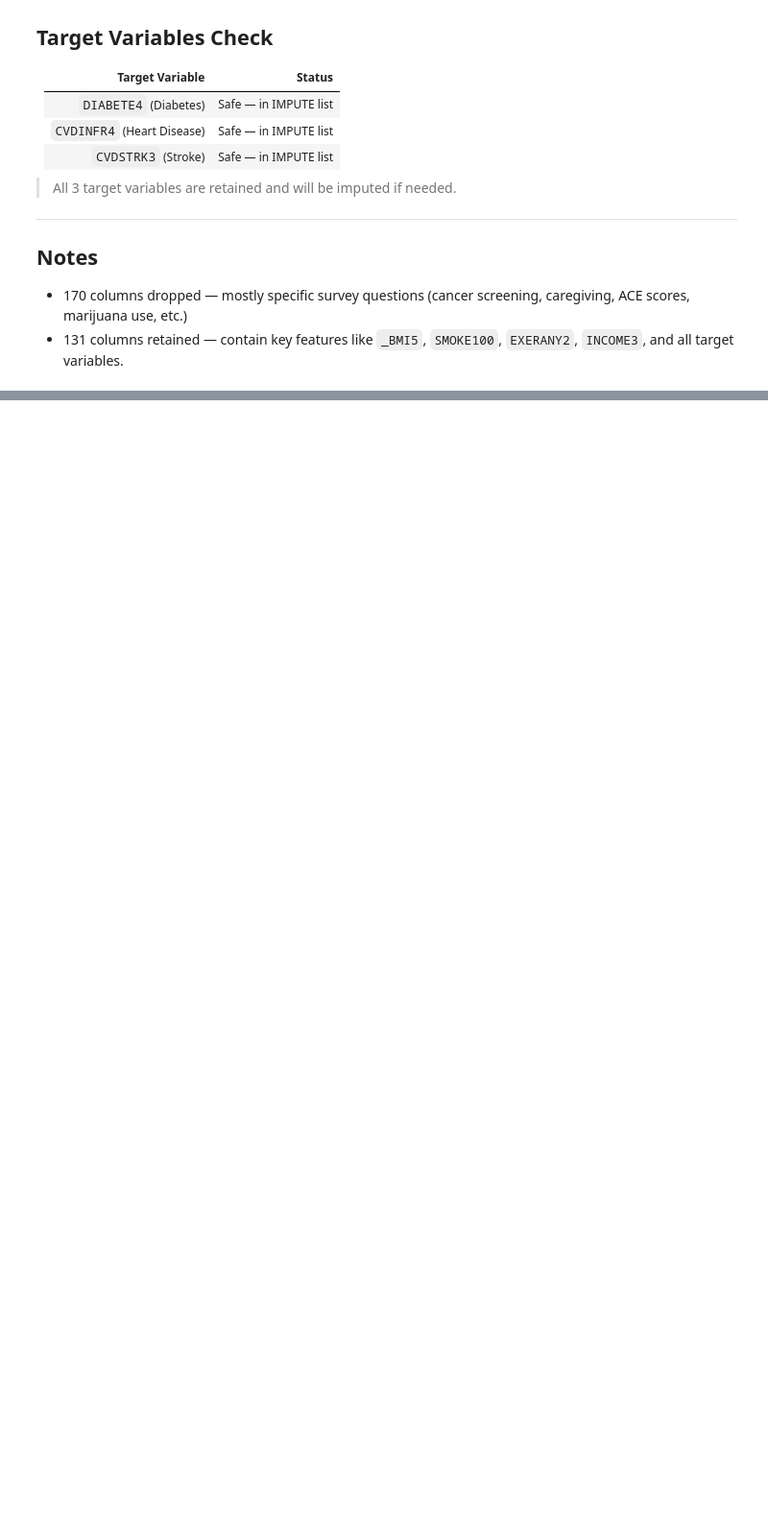
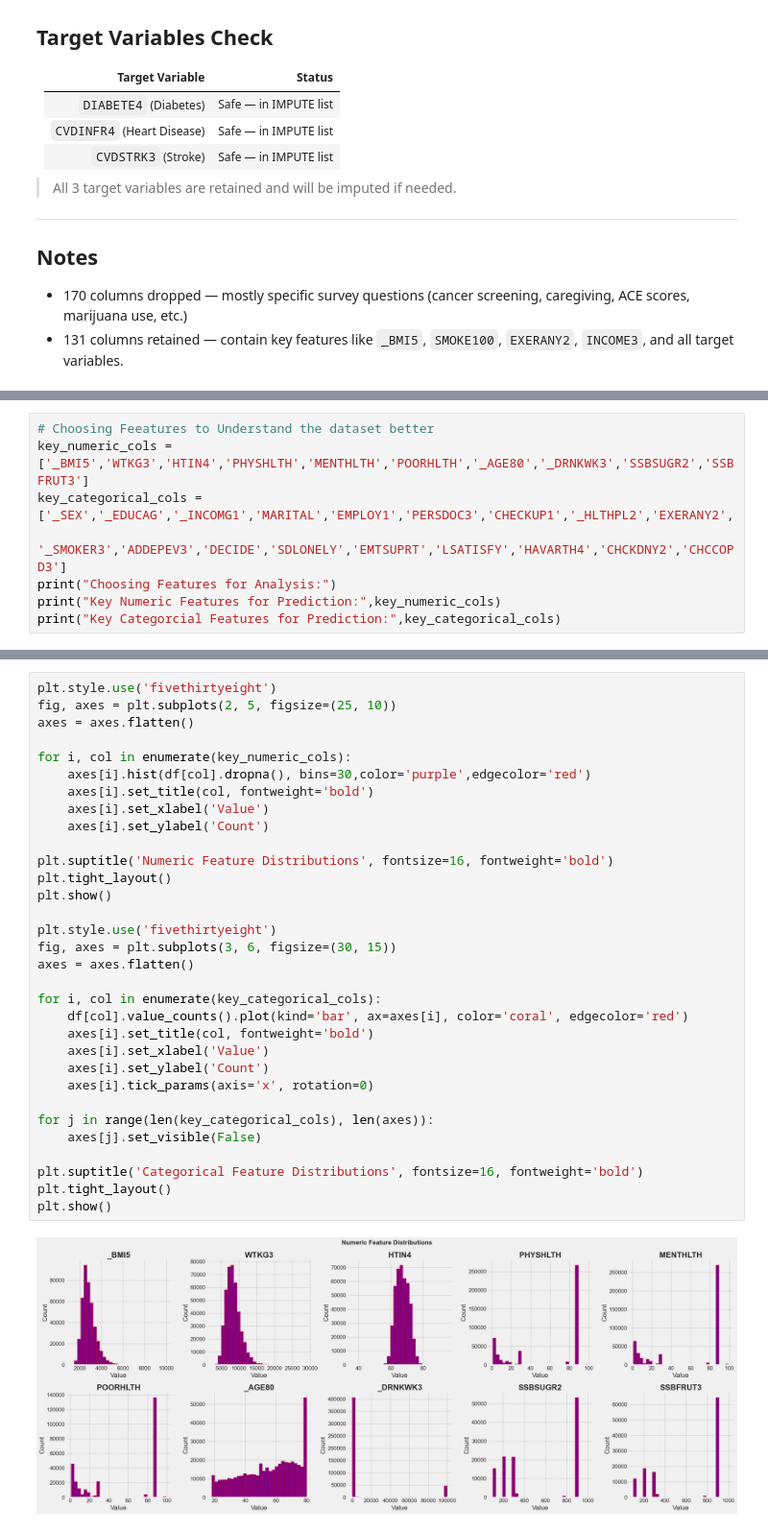
Before and after one commit to TrexTamzid/PulseInsightAI, a Jupyter notebook: Notebooks/01_EDY.ipynb, the cells around one changed output, grey strips where cells are left out. Shown at 96% size. Saved outputs shown, nothing was run; the diff lists cells and outputs as text; blank space fills up the shorter version.

```diff
--- a/Notebooks/01_EDY.ipynb
+++ b/Notebooks/01_EDY.ipynb
@@ -159,0 +292,8 @@ Total columns to IMPUTE: 131
+# %%
+# Choosing Feeatures to Understand the dataset better
+key_numeric_cols = ['_BMI5','WTKG3','HTIN4','PHYSHLTH','MENTHLTH','POORHLTH','_AGE80','_DRNKWK3','SSBSUGR2','SSBFRUT3']
+key_categorical_cols = ['_SEX','_EDUCAG','_INCOMG1','MARITAL','EMPLOY1','PERSDOC3','CHECKUP1','_HLTHPL2','EXERANY2',
+                        '_SMOKER3','ADDEPEV3','DECIDE','SDLONELY','EMTSUPRT','LSATISFY','HAVARTH4','CHCKDNY2','CHCCOPD3']
+print("Choosing Features for Analysis:")
+print("Key Numeric Features for Prediction:",key_numeric_cols)
+print("Key Categorcial Features for Prediction:",key_categorical_cols)
@@ -159,0 +348,34 @@ Total columns to IMPUTE: 131
+# %%
+plt.style.use('fivethirtyeight')
+fig, axes = plt.subplots(2, 5, figsize=(25, 10))
+axes = axes.flatten()
+
+for i, col in enumerate(key_numeric_cols):
+    axes[i].hist(df[col].dropna(), bins=30,color='purple',edgecolor='red')
+    axes[i].set_title(col, fontweight='bold')
+    axes[i].set_xlabel('Value')
+    axes[i].set_ylabel('Count')
+
+plt.suptitle('Numeric Feature Distributions', fontsize=16, fontweight='bold')
+plt.tight_layout()
+plt.show()
+
+plt.style.use('fivethirtyeight')
+fig, axes = plt.subplots(3, 6, figsize=(30, 15))
+axes = axes.flatten()
+
+for i, col in enumerate(key_categorical_cols):
+    df[col].value_counts().plot(kind='bar', ax=axes[i], color='coral', edgecolor='red')
+    axes[i].set_title(col, fontweight='bold')
+    axes[i].set_xlabel('Value')
+    axes[i].set_ylabel('Count')
+    axes[i].tick_params(axis='x', rotation=0)
+
+for j in range(len(key_categorical_cols), len(axes)):
+    axes[j].set_visible(False)
+
+plt.suptitle('Categorical Feature Distributions', fontsize=16, fontweight='bold')
+plt.tight_layout()
+plt.show()
+# %% [output]
+[figure, added]
```
Also changed, not shown: parts of 15 cells of this notebook, 4 other files.
